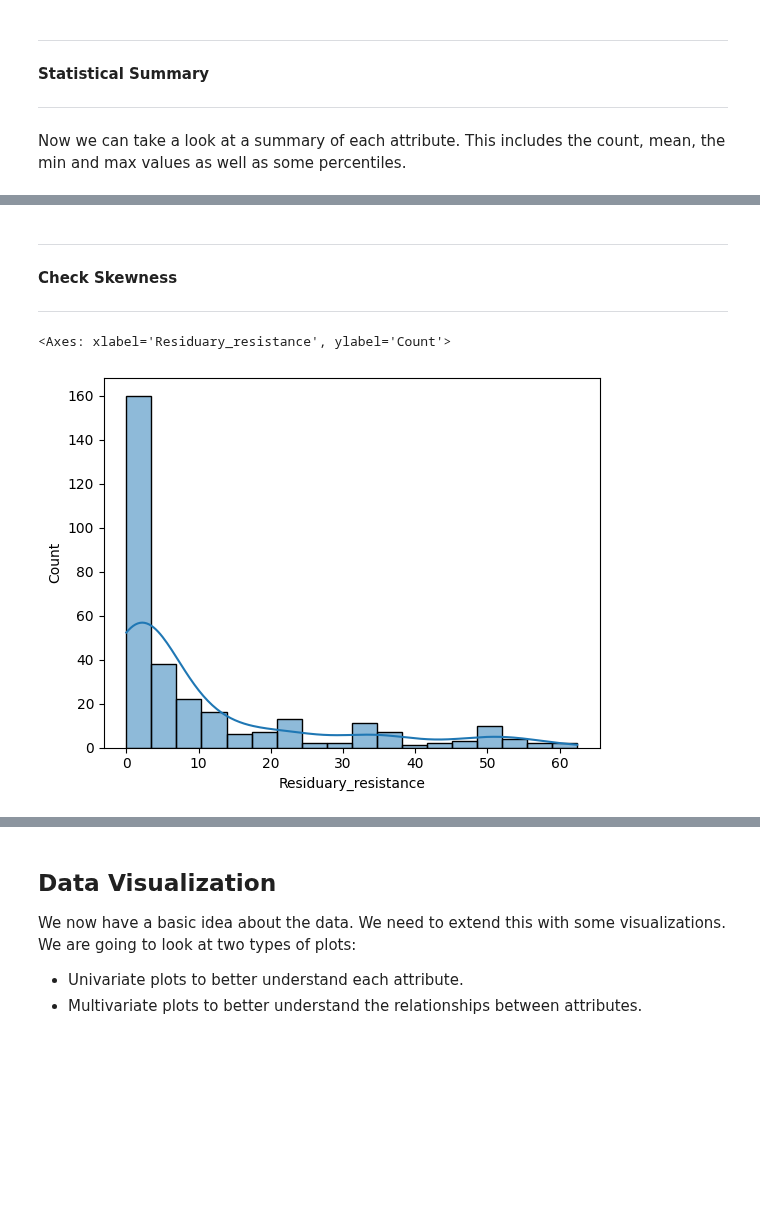
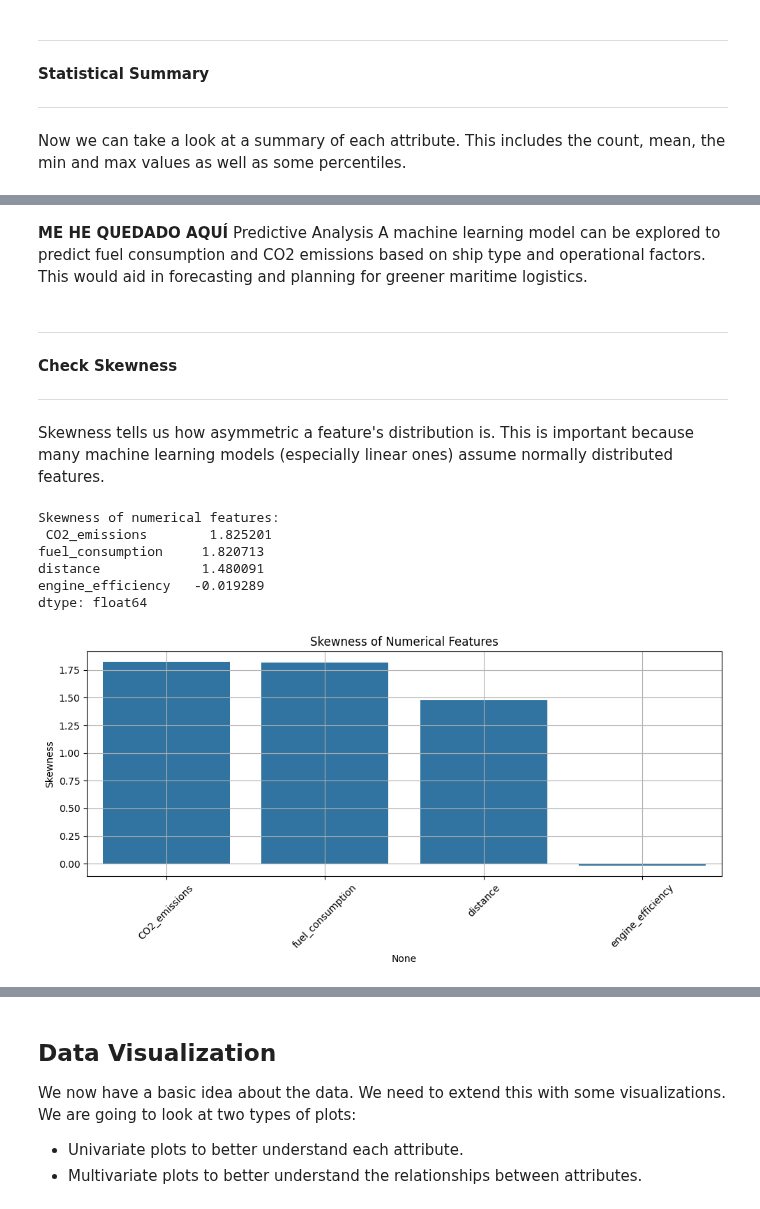
Before and after one commit to JuanZapa7a/AINavalEngineering, a Jupyter notebook: Ship_Fuel_Consumption_Dataset.ipynb, the cells around one changed output, grey strips where cells are left out. Saved outputs shown, nothing was run; the diff lists cells and outputs as text; code cells hidden in the pictures; blank space fills up the shorter version.

```diff
--- a/Ship_Fuel_Consumption_Dataset.ipynb
+++ b/Ship_Fuel_Consumption_Dataset.ipynb
@@ -351,11 +346,10 @@ The dataset used in this project contains the following columns:
 import pandas as pd
 
 # Load the dataset
-filename = item_path = os.path.join(datasets_dir,'ship_fuel_efficency.csv')
-
+filename = item_path = os.path.join(datasets_dir,'ship_fuel_efficiency.csv')
 
 # Load the dataset
-df = pd.read_csv(filename, sep=r'\s+', names=column_names)
+df = pd.read_csv(filename)
 
 # Preview the first few rows
 print(df.head())
@@ -545,11 +462,38 @@ sns.histplot(data=df, x="Residuary_resistance", kde=True)
+# %% [markdown]
+****ME HE QUEDADO AQUÍ**** Predictive Analysis
+A machine learning model can be explored to predict fuel consumption and CO2 emissions based on ship type and operational factors. This would aid in forecasting and planning for greener maritime logistics.
 # %% [markdown]
 ---
 **Check Skewness**
 
 ---
-# %%
-import seaborn as sns
-sns.histplot(data=df, x="Residuary_resistance", kde=True)
-# %% [output]
-<Axes: xlabel='Residuary_resistance', ylabel='Count'>
-[figure, removed]
+# %% [markdown]
+Skewness tells us how asymmetric a feature's distribution is. This is important because many machine learning models (especially linear ones) assume normally distributed features.
+# %%
+import matplotlib.pyplot as plt
+import seaborn as sns
+
+# Ensure 'df' is your DataFrame
+numerical_cols = df.select_dtypes(include=['float64', 'int64'])
+
+# Calculate skewness
+skewness = numerical_cols.skew().sort_values(ascending=False)
+print("Skewness of numerical features:\n", skewness)
+
+# Optional: Plot skewness
+plt.figure(figsize=(10, 5))
+sns.barplot(x=skewness.index, y=skewness.values)
+plt.xticks(rotation=45)
+plt.title("Skewness of Numerical Features")
+plt.ylabel("Skewness")
+plt.grid(True)
+plt.tight_layout()
+plt.show()
+# %% [output]
+Skewness of numerical features:
+ CO2_emissions        1.825201
+fuel_consumption     1.820713
+distance             1.480091
+engine_efficiency   -0.019289
+dtype: float64
+[figure, added]
```
Also changed, not shown: parts of 19 cells of this notebook.
